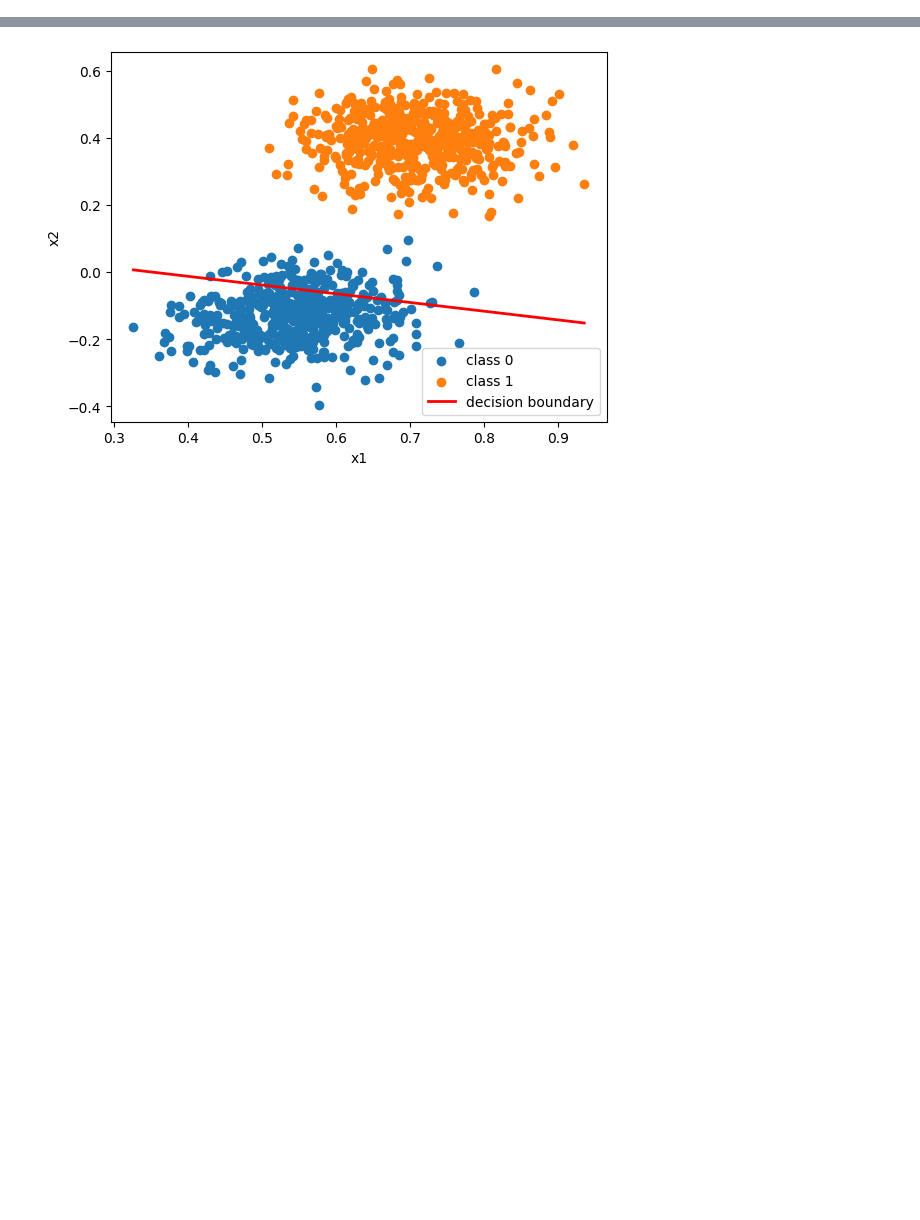
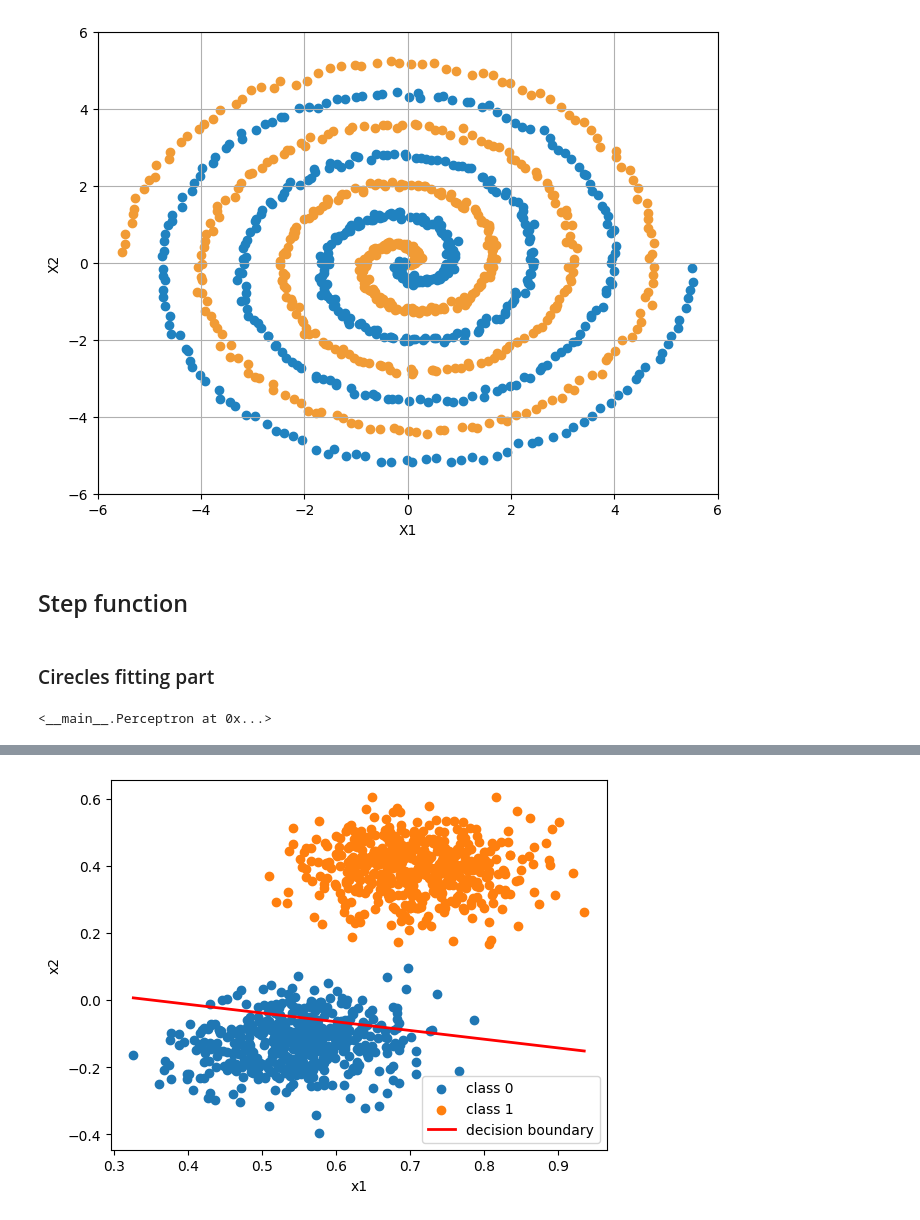
Before and after one commit to F1ameX/Modern-Methods-of-Deep-Machine-Learning, a Jupyter notebook: 2_elementary_perceptron/2_elementary_perceptron.ipynb, the cells around one changed output, grey strips where cells are left out. Drawn from its saved outputs; the diff is of its cells as text; code cells hidden in the pictures; blank space fills up the shorter version.

Commit message:
part fitting added

```diff
--- a/2_elementary_perceptron/2_elementary_perceptron.ipynb
+++ b/2_elementary_perceptron/2_elementary_perceptron.ipynb
@@ -363,0 +380,5 @@ elementary_perceptron.fit(X, y, random_state = 52, learning_rate = 0.003, n_epoc
+# %%
+X, y = make_spiral(n_samples = 1000, sweep = 0.25, turns = 3.5, noise = 0.05, radius = 0.05)
+draw_distribution(X, y)
+# %% [output]
+[figure, added]
@@ -363,0 +396,14 @@ elementary_perceptron.fit(X, y, random_state = 52, learning_rate = 0.003, n_epoc
+# %% [markdown]
+## Step function
+# %% [markdown]
+### Cirecles fitting part
+# %%
+X, y = make_circles(n_samples = 1000, noise = 0.4, factor = 0.25, random_state = 52)
+train_idx, test_idx = split_data(X, y, ratio = 0.3, random_state = 52)
+X_train, y_train = X[train_idx], y[train_idx]
+X_test, y_test = X[test_idx], y[test_idx]
+
+elementary_perceptron = Perceptron(activation_function = 'step', fit_intercept = True)
+elementary_perceptron.fit(X_train, y_train, random_state = 52, learning_rate = 0.03, n_epochs = 1000)
+# %% [output]
+<__main__.Perceptron at 0x...>
```
Also changed, not shown: parts of 33 cells of this notebook.
